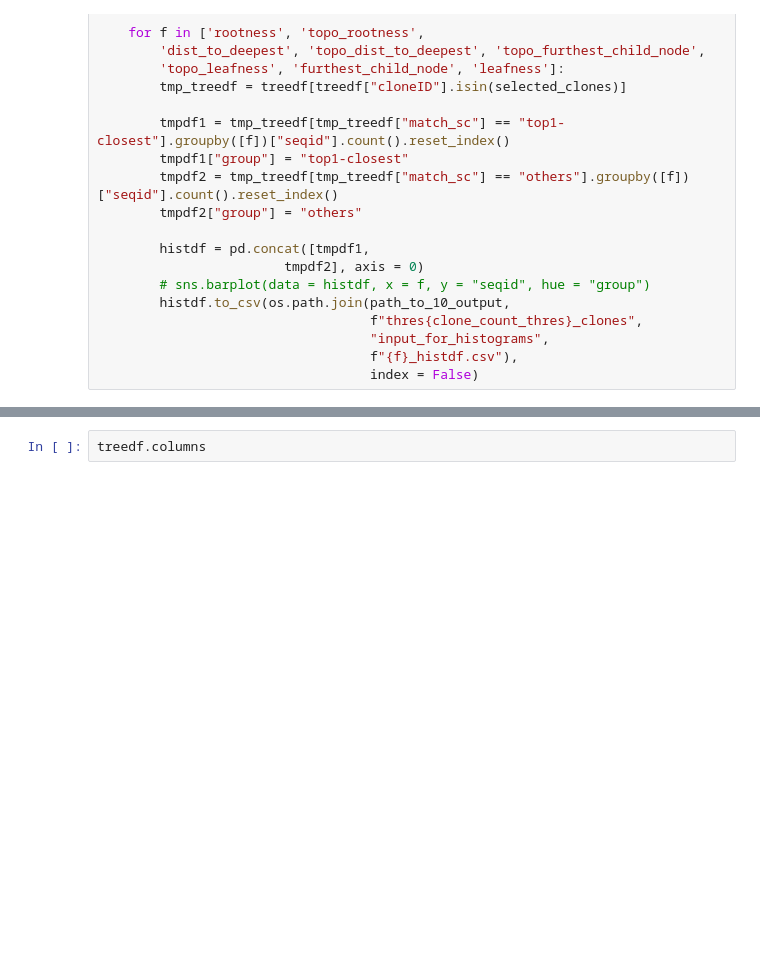
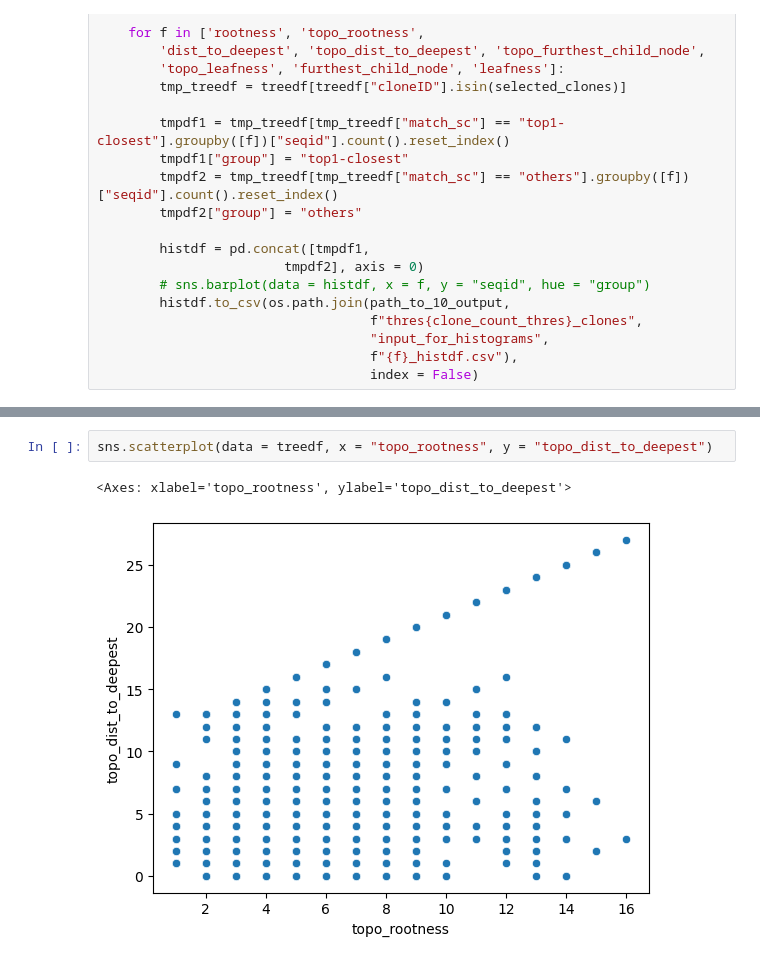
Before and after one commit to hieunguyen4193/sc_bulk_BCR_data_analysis, a Jupyter notebook: Tree10_bar_plot_tree_features.ipynb, the cells around one changed output, grey strips where cells are left out. Saved outputs shown, nothing was run; the diff lists cells and outputs as text; blank space fills up the shorter version.

```diff
--- a/Tree10_bar_plot_tree_features.ipynb
+++ b/Tree10_bar_plot_tree_features.ipynb
@@ -186,2 +205,5 @@ for mouseid in ["m1", "m2", "m3"]:
-# %%
-treedf.columns
+# %%
+sns.scatterplot(data = treedf, x = "topo_rootness", y = "topo_dist_to_deepest")
+# %% [output]
+<Axes: xlabel='topo_rootness', ylabel='topo_dist_to_deepest'>
+[figure, added]
```
Also changed, not shown: parts of 3 cells of this notebook, 2 other files.
